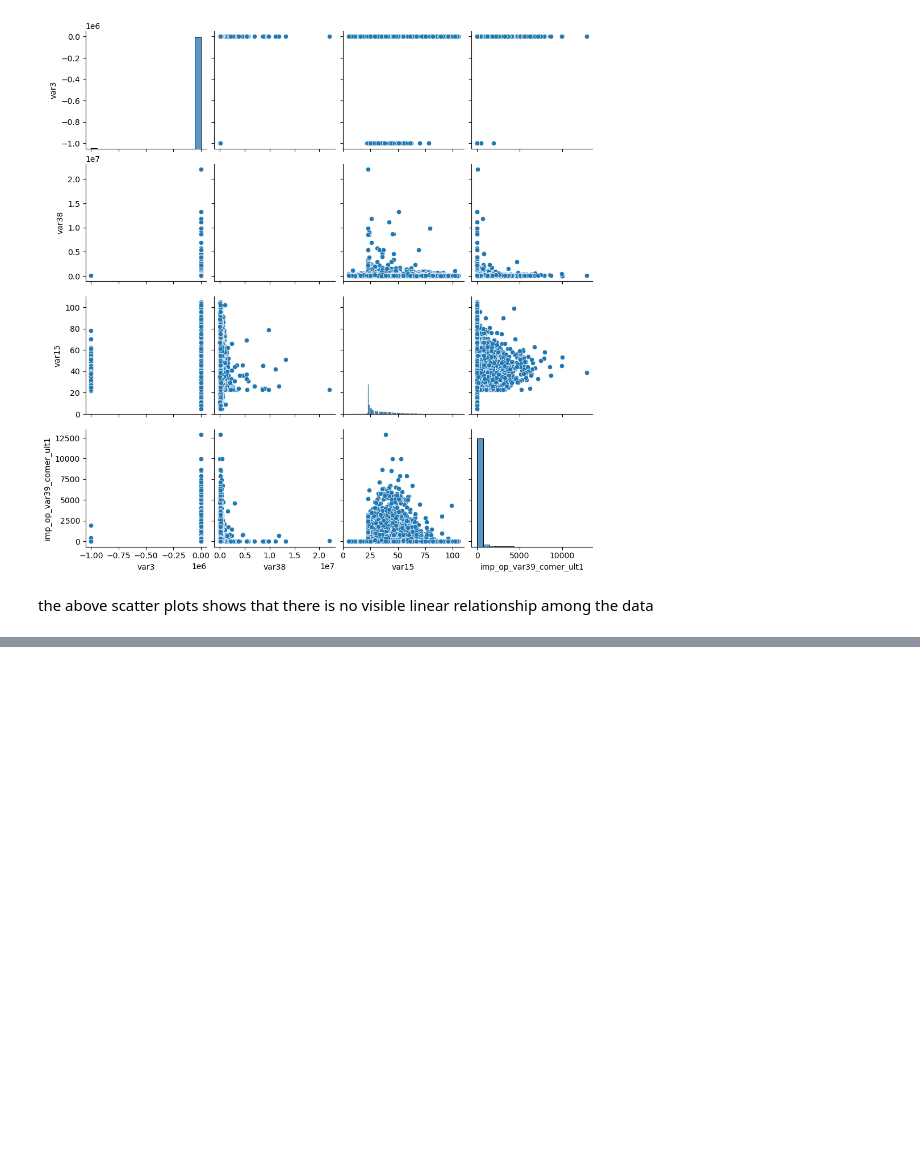
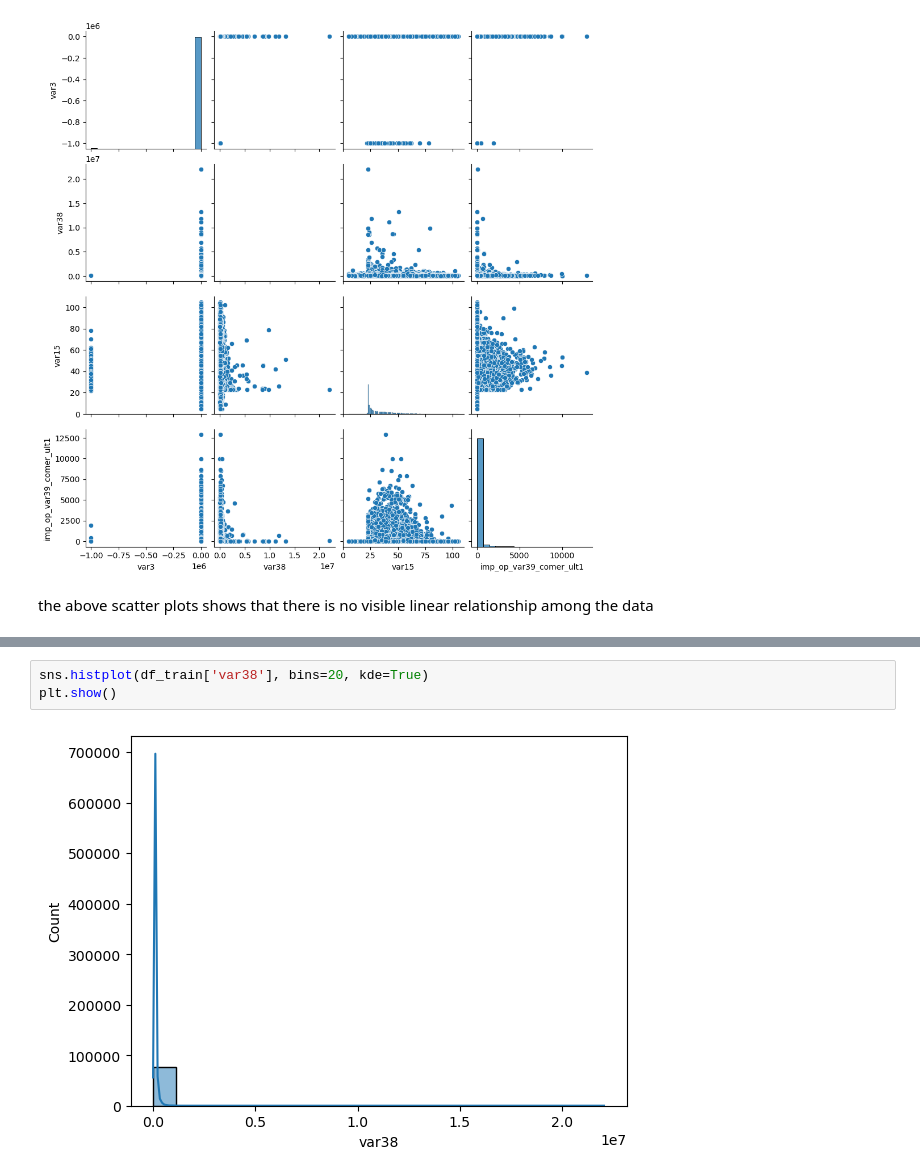
Before and after one commit to amnaa26/Machine-Learning, a Jupyter notebook: Labs/02/02.ipynb, the cells around one changed output, grey strips where cells are left out. Saved outputs shown, nothing was run; the diff lists cells and outputs as text; blank space fills up the shorter version.

```diff
--- a/Labs/02/02.ipynb
+++ b/Labs/02/02.ipynb
@@ -104,0 +147,5 @@ the above scatter plots shows that there is no visible linear relationship among
+# %%
+sns.histplot(df_train['var38'], bins=20, kde=True)
+plt.show()
+# %% [output]
+[figure, added]
```
Also changed, not shown: parts of 13 cells of this notebook.
